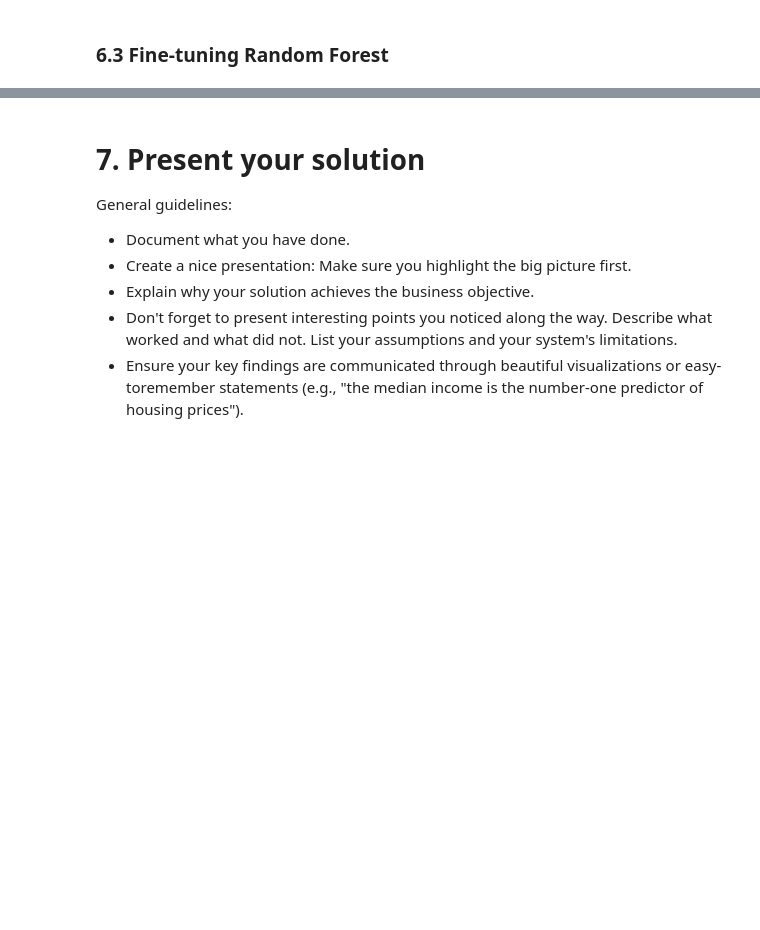
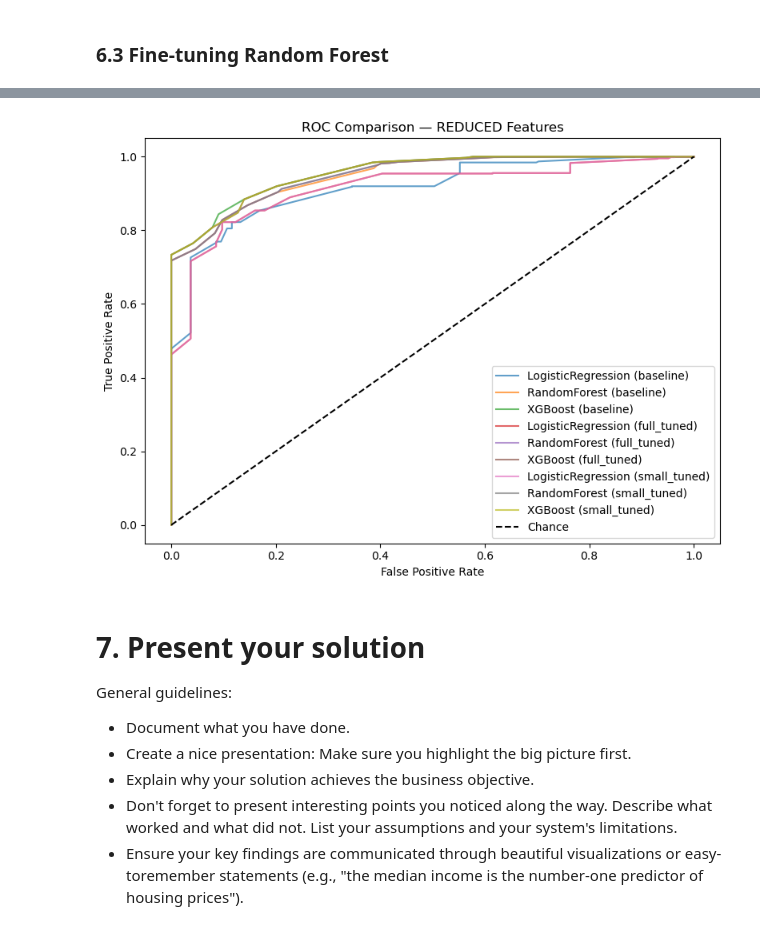
Before and after one commit to alarmedWater/ML, a Jupyter notebook: Mushroom Edibility Classification.ipynb, the cells around one changed output, grey strips where cells are left out. Saved outputs shown, nothing was run; the diff lists cells and outputs as text; code cells hidden in the pictures; blank space fills up the shorter version.

```diff
--- a/Mushroom Edibility Classification.ipynb
+++ b/Mushroom Edibility Classification.ipynb
@@ -727,2 +725,21 @@ Fitting 5 folds for each of 10 candidates, totalling 50 fits
 # %% [markdown]
 ### 6.2 Fine-tuning Logistic Regression
+# %%
+
+# ─── 6.1 Full-Tuning über den großen Suchraum ───────────────────────────────
+
+print("=== Full-Tuning ALL Features ===")
+results_all_light = tune_models(
+    Xtr_all, ytr_all,
+    Xte_all, yte_all,
+    ohe_all,
+    label="ALL (full)"
+)
+
+print("\n=== Full-Tuning REDUCED Features ===")
+results_red_light = tune_models(
+    Xtr_red, ytr_red,
+    Xte_red, yte_red,
+    ohe_red,
+    label="RED (full)"
+)
@@ -803,52 +889,78 @@ plt.show()
 # %%
 # ─── 5.4 Vergleich “RED” Features ──────────────────────────────────────
 
+# 1) Ergebnisse in Liste sammeln
 rows = []
 
+# Baseline (ohne Tuning)
 for name, res in results_red.items():
     rows.append({
-        'Model': name,
-        'Setting': 'baseline',
-        'TestAcc': res['Test Acc'],
-        'ROC-AUC': res['ROC-AUC'],
+        'Model':    name,
+        'Setting':  'baseline',
+        'TestAcc':  res['Test Acc'],
+        'ROC-AUC':  res['ROC-AUC'],
         **extract_params(res['pipe'])
     })
 
+# Full tuned (großer Suchraum)
 for name, res in results_red_light.items():
     rows.append({
-        'Model': name,
-        'Setting': 'full_tuned',
-        'TestAcc': res['Test Acc'],
-        'ROC-AUC': res['ROC-AUC'],
+        'Model':    name,
+        'Setting':  'full_tuned',
+        'TestAcc':  res['Test Acc'],
+        'ROC-AUC':  res['ROC-AUC'],
         **extract_params(res['pipeline'])
     })
 
+# Small tuned (enger Suchraum)
 for name, res in results_red_small.items():
     rows.append({
-        'Model': name,
-        'Setting': 'small_tuned',
-        'TestAcc': res['Test Acc'],
-        'ROC-AUC': res['ROC-AUC'],
+        'Model':    name,
+        'Setting':  'small_tuned',
+        'TestAcc':  res['Test Acc'],
+        'ROC-AUC':  res['ROC-AUC'],
         **extract_params(res['pipeline'])
     })
 
+# 2) In DataFrame umwandeln und Pivot-Tabelle erstellen
 df_cmp_red = pd.DataFrame(rows)
-pivot_red = df_cmp_red.pivot(index='Model', columns='Setting', values=['TestAcc','ROC-AUC'])
+pivot_red = df_cmp_red.pivot(
+    index='Model',
+    columns='Setting',
+    values=['TestAcc', 'ROC-AUC']
+)
+
 display(pivot_red)
 display(df_cmp_red)
 
-plt.figure(figsize=(8,6))
-for setting, subset in df_cmp_all.groupby('Setting'):
+# 3) Manuelles Plotten der ROC-Kurven für “RED” Features
+plt.figure(figsize=(8, 6))
+
+for setting, subset in df_cmp_red.groupby('Setting'):
     for _, row in subset.iterrows():
+        # Wähle die richtige Pipeline für RED
         pipe = {
-            'baseline':    results_all[row['Model']]['pipe'],
-            'full_tuned':  results_all_light[row['Model']]['pipeline'],
-            'small_tuned': results_all_small[row['Model']]['pipeline']
+            'baseline':    results_red[row['Model']]['pipe'],
+            'full_tuned':  results_red_light[row['Model']]['pipeline'],
+            'small_tuned': results_red_small[row['Model']]['pipeline']
         }[setting]
-        RocCurveDisplay.from_estimator(
-            pipe, Xte_red, yte_red,
-            name=f"{row['Model']}-{setting}", alpha=0.7
-        )
-plt.plot([0,1],[0,1],'k--')
+
+        # Merkmals-Transformation
+        Xf_red = pipe[:-1].transform(Xte_red)
+        # Wahrscheinlichkeiten vorhersagen
+        probs_red = pipe.named_steps['clf'].predict_proba(Xf_red)[:, 1]
+        # FPR und TPR berechnen
+        fpr, tpr, _ = roc_curve(yte_red, probs_red)
+        # Kurve plotten
+        plt.plot(fpr, tpr, label=f"{row['Model']} ({setting})", alpha=0.7)
+
+# Zufallslinie hinzufügen
+plt.plot([0, 1], [0, 1], 'k--', label='Chance')
+
 plt.title("ROC Comparison — REDUCED Features")
+plt.xlabel("False Positive Rate")
+plt.ylabel("True Positive Rate")
+plt.legend(loc="lower right")
+plt.tight_layout()
 plt.show()
+# %% [output]
@@ -855,3 +983,4 @@ plt.show()
+[figure, added]
 # %% [markdown]
 # 7. Present your solution
 
```
Also changed, not shown: parts of 6 cells of this notebook.
